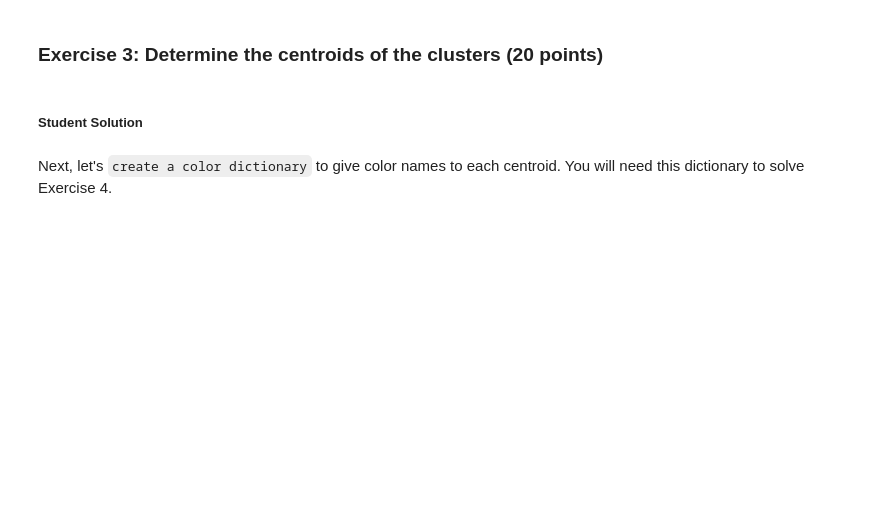
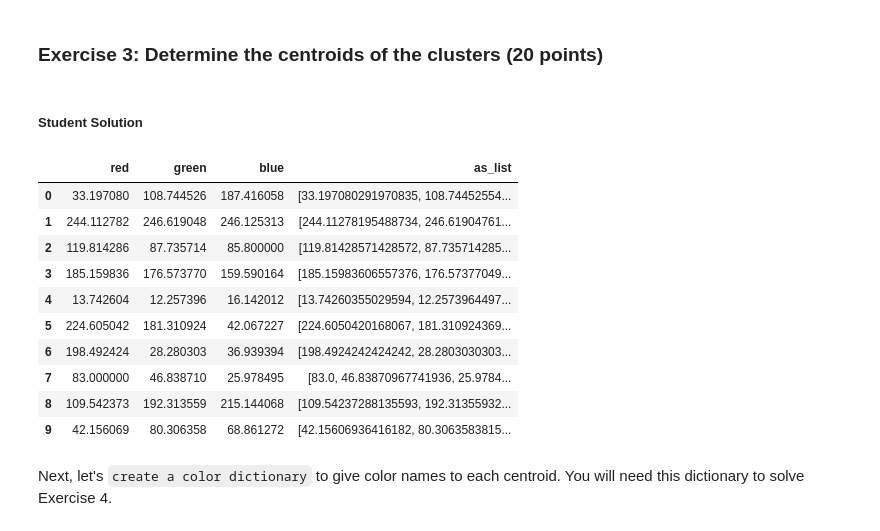
Before and after one commit to davidsolow/w207_applied_machine_learning, a Jupyter notebook: Homeworks/08_Kmeans_Clustering.ipynb, the cells around one changed output. Cells and saved outputs as stored; diff of their text form; code cells hidden in the pictures; blank space fills up the shorter version.

```diff
--- a/Homeworks/08_Kmeans_Clustering.ipynb
+++ b/Homeworks/08_Kmeans_Clustering.ipynb
@@ -134,3 +185,23 @@ centroids = None
+# %%
+# get centroids
+
+## YOUR CODE HERE ##
+centroids = model.cluster_centers_
+centroids_df = pd.DataFrame(centroids, columns=['red','green','blue'])
+centroids_df['as_list'] = centroids_df.apply(lambda row: row.to_list(), axis=1)
+centroids_df
+# %% [output]
+|  | red | green | blue | as_list |
+| 0 | 33.197080 | 108.744526 | 187.416058 | [33.197080291970835, 108.74452554... |
+| 1 | 244.112782 | 246.619048 | 246.125313 | [244.11278195488734, 246.61904761... |
+| 2 | 119.814286 | 87.735714 | 85.800000 | [119.81428571428572, 87.735714285... |
+| 3 | 185.159836 | 176.573770 | 159.590164 | [185.15983606557376, 176.57377049... |
+| 4 | 13.742604 | 12.257396 | 16.142012 | [13.74260355029594, 12.2573964497... |
+| 5 | 224.605042 | 181.310924 | 42.067227 | [224.6050420168067, 181.310924369... |
+| 6 | 198.492424 | 28.280303 | 36.939394 | [198.4924242424242, 28.2803030303... |
+| 7 | 83.000000 | 46.838710 | 25.978495 | [83.0, 46.83870967741936, 25.9784... |
+| 8 | 109.542373 | 192.313559 | 215.144068 | [109.54237288135593, 192.31355932... |
+| 9 | 42.156069 | 80.306358 | 68.861272 | [42.15606936416182, 80.3063583815... |
 # %% [markdown]
 Next, let's ``create a color dictionary`` to give color names to each centroid. You will need this dictionary to solve Exercise 4.
 # %%
```
Also changed, not shown: parts of 13 cells of this notebook.
